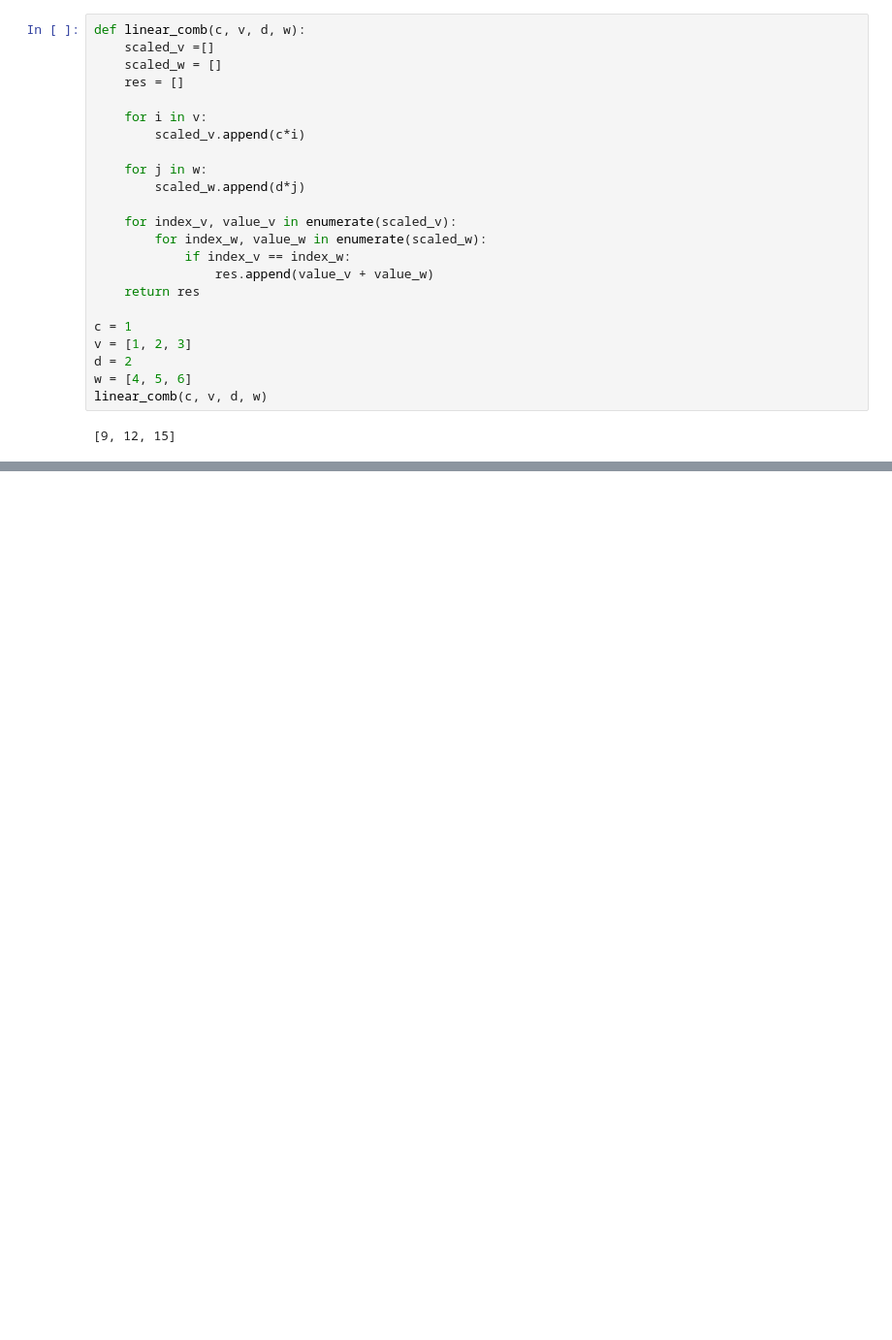
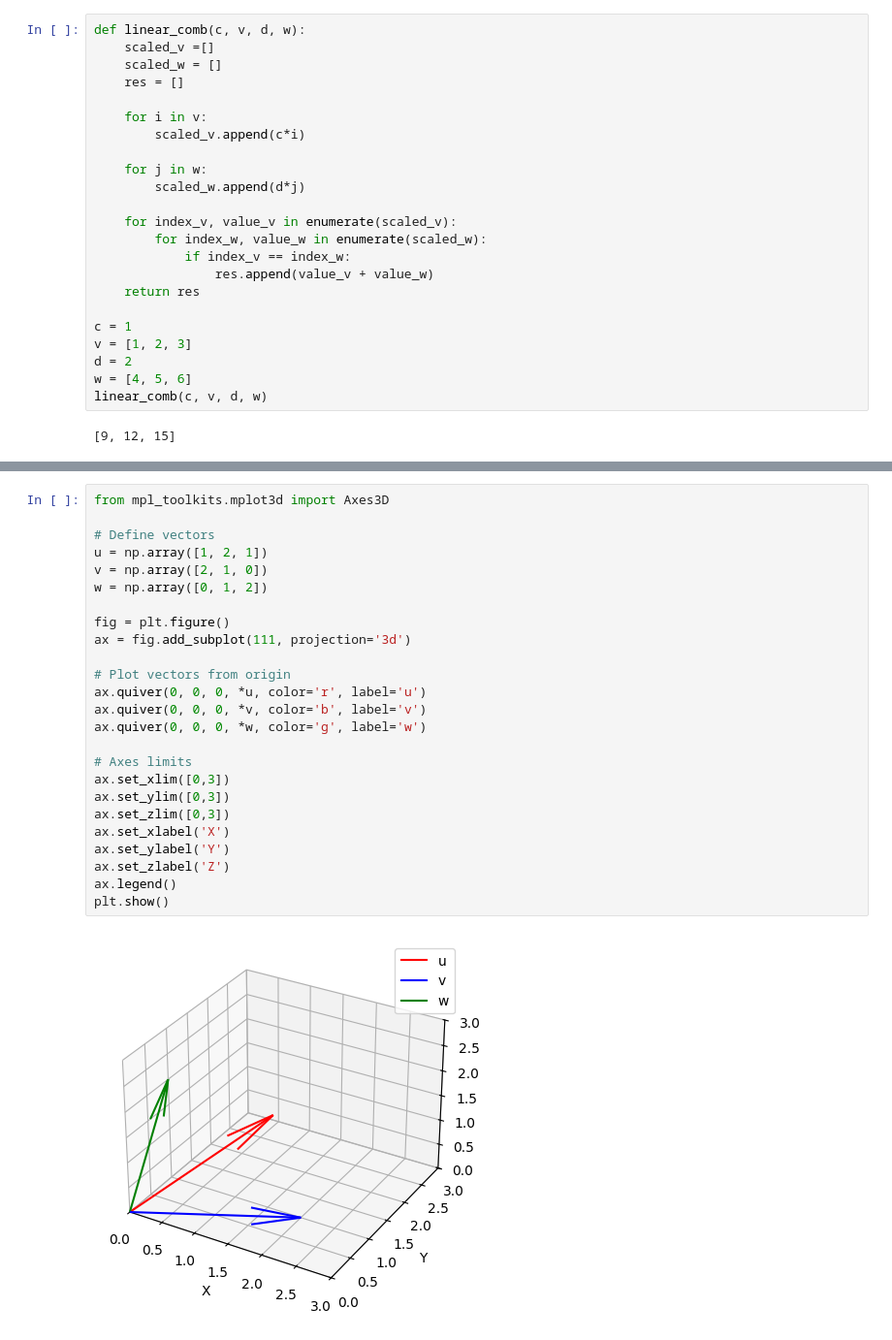
Before and after one commit to kiyoNdux/one-month-ml-sprint, a Jupyter notebook: week_1/day_1/1.1vectors_and_linear_combinations.ipynb, the cells around one changed output, grey strips where cells are left out. Shown: that part at 97% size. Cells and saved outputs as stored; diff of their text form; blank space fills up the shorter version.

```diff
--- a/week_1/day_1/1.1vectors_and_linear_combinations.ipynb
+++ b/week_1/day_1/1.1vectors_and_linear_combinations.ipynb
@@ -89,0 +137,27 @@ linear_comb(c, v, d, w)
+# %%
+from mpl_toolkits.mplot3d import Axes3D
+
+# Define vectors
+u = np.array([1, 2, 1])
+v = np.array([2, 1, 0])
+w = np.array([0, 1, 2])
+
+fig = plt.figure()
+ax = fig.add_subplot(111, projection='3d')
+
+# Plot vectors from origin
+ax.quiver(0, 0, 0, *u, color='r', label='u')
+ax.quiver(0, 0, 0, *v, color='b', label='v')
+ax.quiver(0, 0, 0, *w, color='g', label='w')
+
+# Axes limits
+ax.set_xlim([0,3])
+ax.set_ylim([0,3])
+ax.set_zlim([0,3])
+ax.set_xlabel('X')
+ax.set_ylabel('Y')
+ax.set_zlabel('Z')
+ax.legend()
+plt.show()
+# %% [output]
+[figure, added]
```
Also changed, not shown: parts of 7 cells of this notebook.
